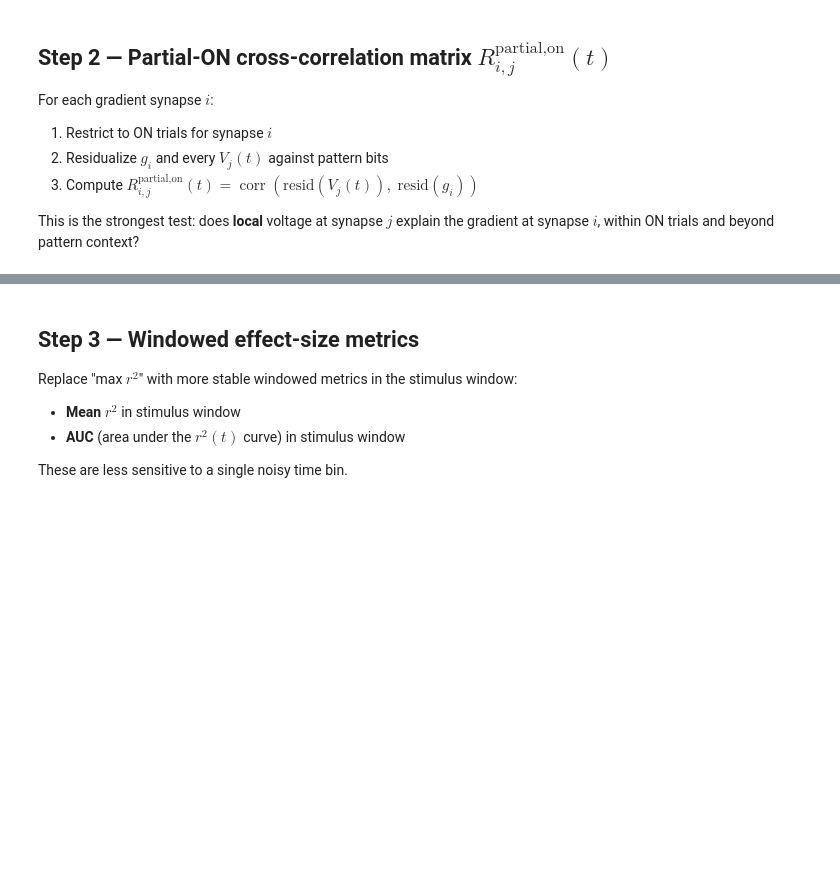
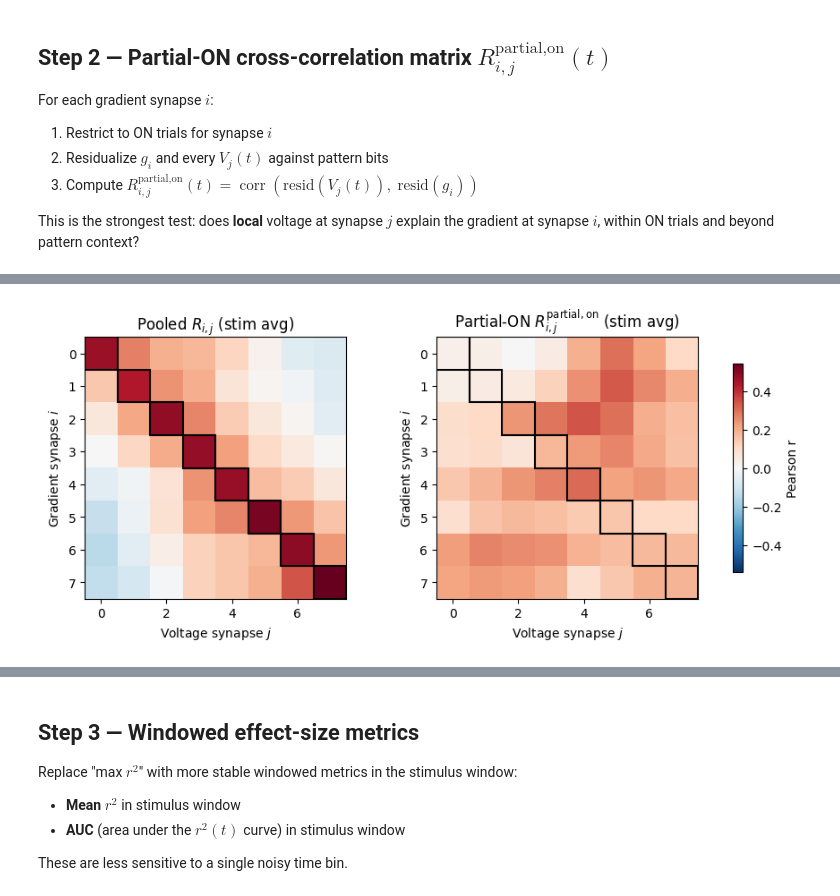
Before and after one commit to itzelts/jaxneuro, a Jupyter notebook: notebooks/analysis.ipynb, the cells around one changed output, grey strips where cells are left out. Saved outputs shown, nothing was run; the diff lists cells and outputs as text; code cells hidden in the pictures; blank space fills up the shorter version.

```diff
--- a/notebooks/analysis.ipynb
+++ b/notebooks/analysis.ipynb
@@ -913,29 +868,31 @@ print(f"R_partial_on_cross shape: {R_partial_on_cross.shape}")  # (8, 8, 2002)
 # %%
 # ── Heatmap snapshots: pooled vs partial-ON cross-matrix ──
 R_po_stim_avg = np.nanmean(R_partial_on_cross[:, :, t_stim], axis=2)  # (I, J)
 
-fig, axes = plt.subplots(1, 2, figsize=(9, 3.8))
+fig, axes = plt.subplots(1, 2, figsize=(9, 3.8),
+                         constrained_layout=True)
 
 vmax2 = max(np.nanmax(np.abs(R_stim_avg)),
             np.nanmax(np.abs(R_po_stim_avg)))
 
 for ax, mat, title in zip(
     axes,
     [R_stim_avg, R_po_stim_avg],
     [r"Pooled $R_{i,j}$ (stim avg)",
      r"Partial-ON $R_{i,j}^{\mathrm{partial,on}}$ (stim avg)"],
 ):
     im = ax.imshow(mat, cmap="RdBu_r", vmin=-vmax2, vmax=vmax2)
     ax.set_xlabel("Voltage synapse $j$")
     ax.set_ylabel("Gradient synapse $i$")
     ax.set_title(title)
     for d in range(Nsyn):
         ax.add_patch(plt.Rectangle((d - 0.5, d - 0.5), 1, 1,
                                     fill=False, ec="k", lw=1.5))
 
 plt.colorbar(im, ax=axes.tolist(), label="Pearson r", shrink=0.8)
-plt.tight_layout()
 plt.show()
+# %% [output]
+[figure, added]
 # %%
 # ── Diagonal dominance: pooled vs partial-ON ──
 diag_po, off_po, ratio_po = diag_off_summary(
```
Also changed, not shown: parts of 34 cells of this notebook, 1 other file.
